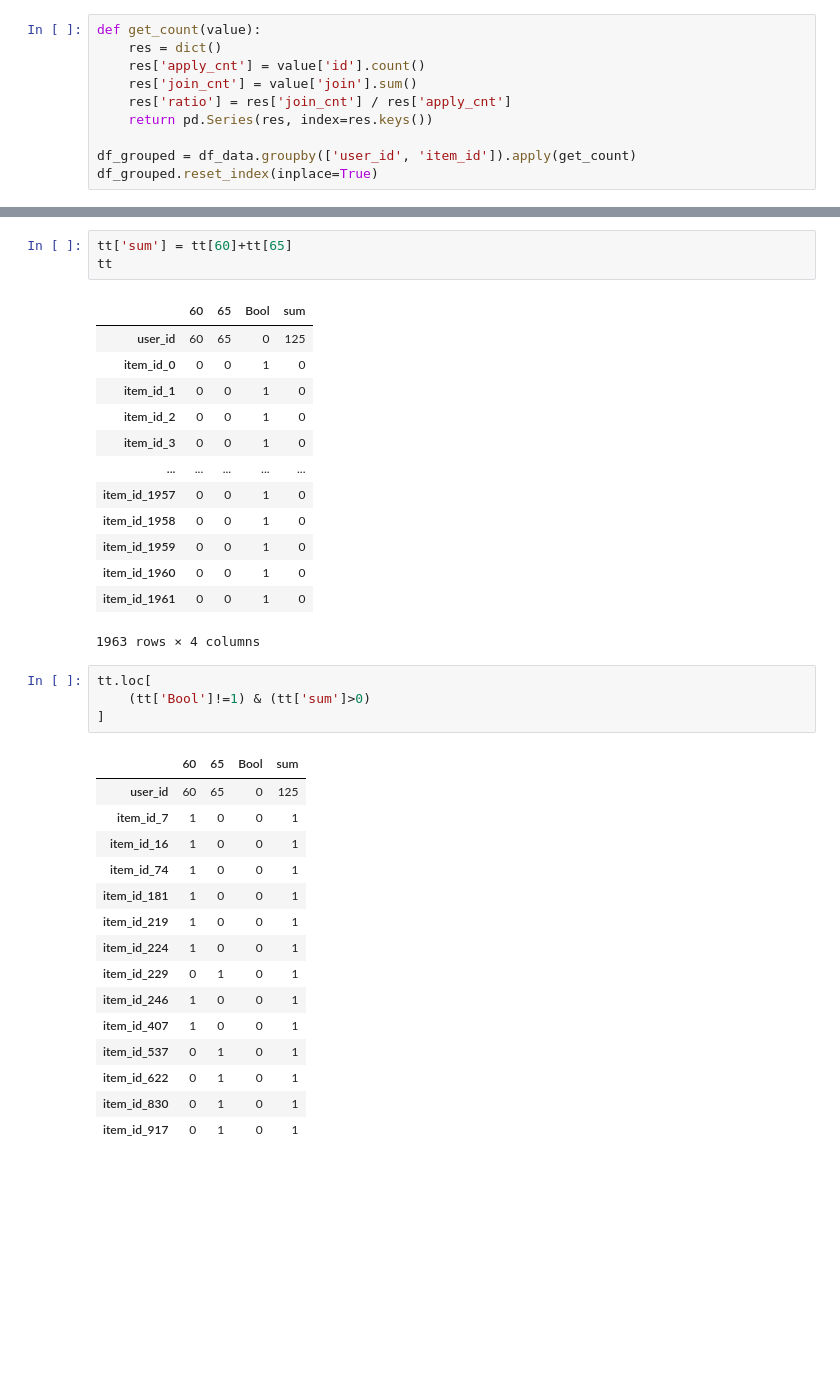
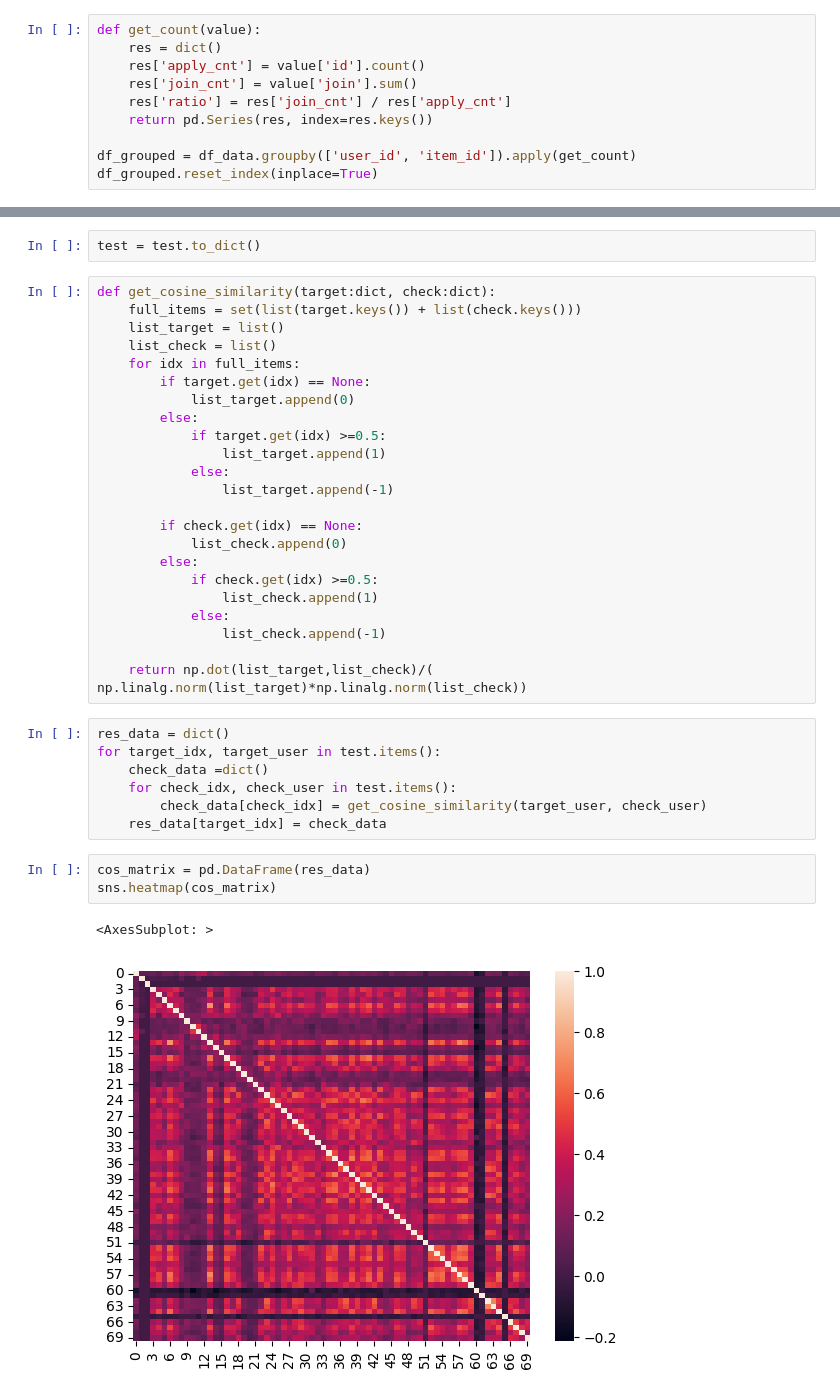
Before and after one commit to csLee94/project_notebook, a Jupyter notebook: ALS/make_scores.ipynb, the cells around one changed output, grey strips where cells are left out. Saved outputs shown, nothing was run; the diff lists cells and outputs as text; blank space fills up the shorter version.

Commit message:
apply cosine to sum of sets

```diff
--- a/ALS/make_scores.ipynb
+++ b/ALS/make_scores.ipynb
@@ -315,37 +73,38 @@ tt
-# %%
-tt['sum'] = tt[60]+tt[65]
-tt
-# %% [output]
-|  | 60 | 65 | Bool | sum |
-| user_id | 60 | 65 | 0 | 125 |
-| item_id_0 | 0 | 0 | 1 | 0 |
-| item_id_1 | 0 | 0 | 1 | 0 |
-| item_id_2 | 0 | 0 | 1 | 0 |
-| item_id_3 | 0 | 0 | 1 | 0 |
-| ... | ... | ... | ... | ... |
-| item_id_1957 | 0 | 0 | 1 | 0 |
-| item_id_1958 | 0 | 0 | 1 | 0 |
-| item_id_1959 | 0 | 0 | 1 | 0 |
-| item_id_1960 | 0 | 0 | 1 | 0 |
-| item_id_1961 | 0 | 0 | 1 | 0 |
-1963 rows × 4 columns
-# %%
-tt.loc[
-    (tt['Bool']!=1) & (tt['sum']>0)
-]
-# %% [output]
-|  | 60 | 65 | Bool | sum |
-| user_id | 60 | 65 | 0 | 125 |
-| item_id_7 | 1 | 0 | 0 | 1 |
-| item_id_16 | 1 | 0 | 0 | 1 |
-| item_id_74 | 1 | 0 | 0 | 1 |
-| item_id_181 | 1 | 0 | 0 | 1 |
-| item_id_219 | 1 | 0 | 0 | 1 |
-| item_id_224 | 1 | 0 | 0 | 1 |
-| item_id_229 | 0 | 1 | 0 | 1 |
-| item_id_246 | 1 | 0 | 0 | 1 |
-| item_id_407 | 1 | 0 | 0 | 1 |
-| item_id_537 | 0 | 1 | 0 | 1 |
-| item_id_622 | 0 | 1 | 0 | 1 |
-| item_id_830 | 0 | 1 | 0 | 1 |
-| item_id_917 | 0 | 1 | 0 | 1 |
+# %%
+test = test.to_dict()
+# %%
+def get_cosine_similarity(target:dict, check:dict):
+    full_items = set(list(target.keys()) + list(check.keys()))
+    list_target = list()
+    list_check = list()
+    for idx in full_items:
+        if target.get(idx) == None:
+            list_target.append(0)
+        else:
+            if target.get(idx) >=0.5:
+                list_target.append(1)
+            else:
+                list_target.append(-1)
+
+        if check.get(idx) == None:
+            list_check.append(0)
+        else:
+            if check.get(idx) >=0.5:
+                list_check.append(1)
+            else:
+                list_check.append(-1)
+
+    return np.dot(list_target,list_check)/( np.linalg.norm(list_target)*np.linalg.norm(list_check))
+# %%
+res_data = dict()
+for target_idx, target_user in test.items():
+    check_data =dict()
+    for check_idx, check_user in test.items():
+        check_data[check_idx] = get_cosine_similarity(target_user, check_user)
+    res_data[target_idx] = check_data
+# %%
+cos_matrix = pd.DataFrame(res_data)
+sns.heatmap(cos_matrix)
+# %% [output]
+<AxesSubplot: >
+[figure, added]
```
Also changed, not shown: parts of 28 cells of this notebook.
